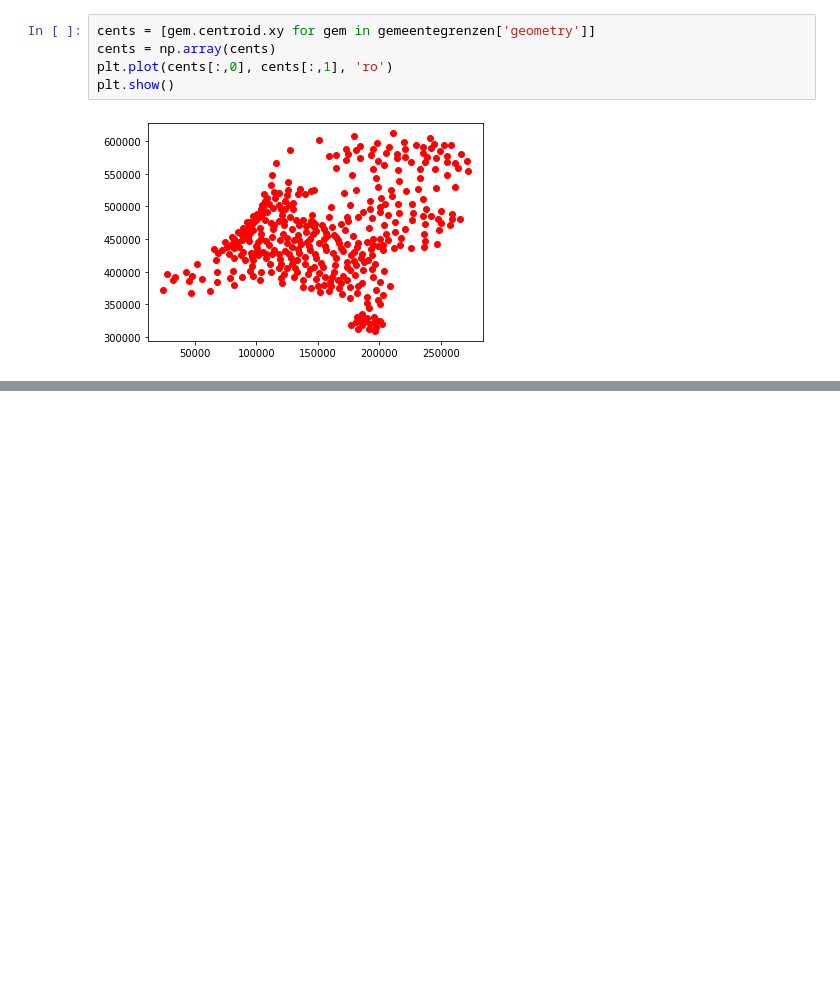
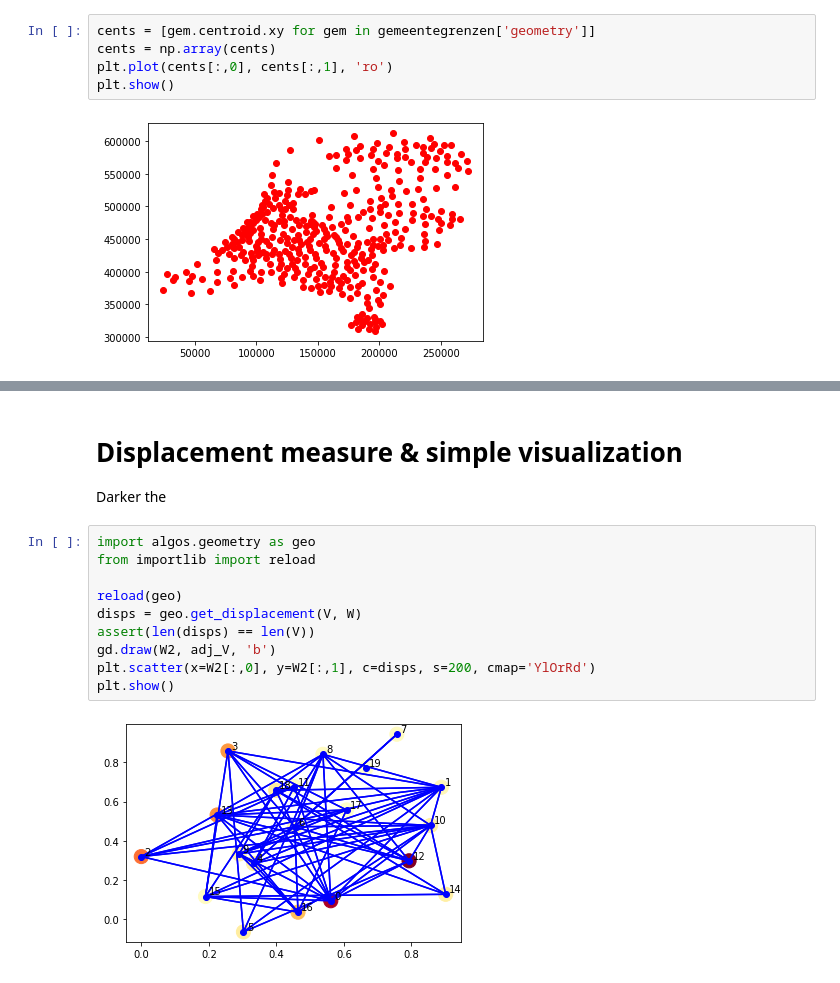
Before and after one commit to chclam/PrettyGD, a Jupyter notebook: graph_drawing_playground.ipynb, the cells around one changed output, grey strips where cells are left out. Saved outputs shown, nothing was run; the diff lists cells and outputs as text; blank space fills up the shorter version.

Commit message:
add displacement measure

```diff
--- a/graph_drawing_playground.ipynb
+++ b/graph_drawing_playground.ipynb
@@ -146,0 +161,15 @@ plt.show()
+# %% [markdown]
+# Displacement measure & simple visualization
+Darker the
+# %%
+import algos.geometry as geo
+from importlib import reload
+
+reload(geo)
+disps = geo.get_displacement(V, W)
+assert(len(disps) == len(V))
+gd.draw(W2, adj_V, 'b')
+plt.scatter(x=W2[:,0], y=W2[:,1], c=disps, s=200, cmap='YlOrRd')
+plt.show()
+# %% [output]
+[figure, added]
```
Also changed, not shown: parts of 10 cells of this notebook, 1 other file.
